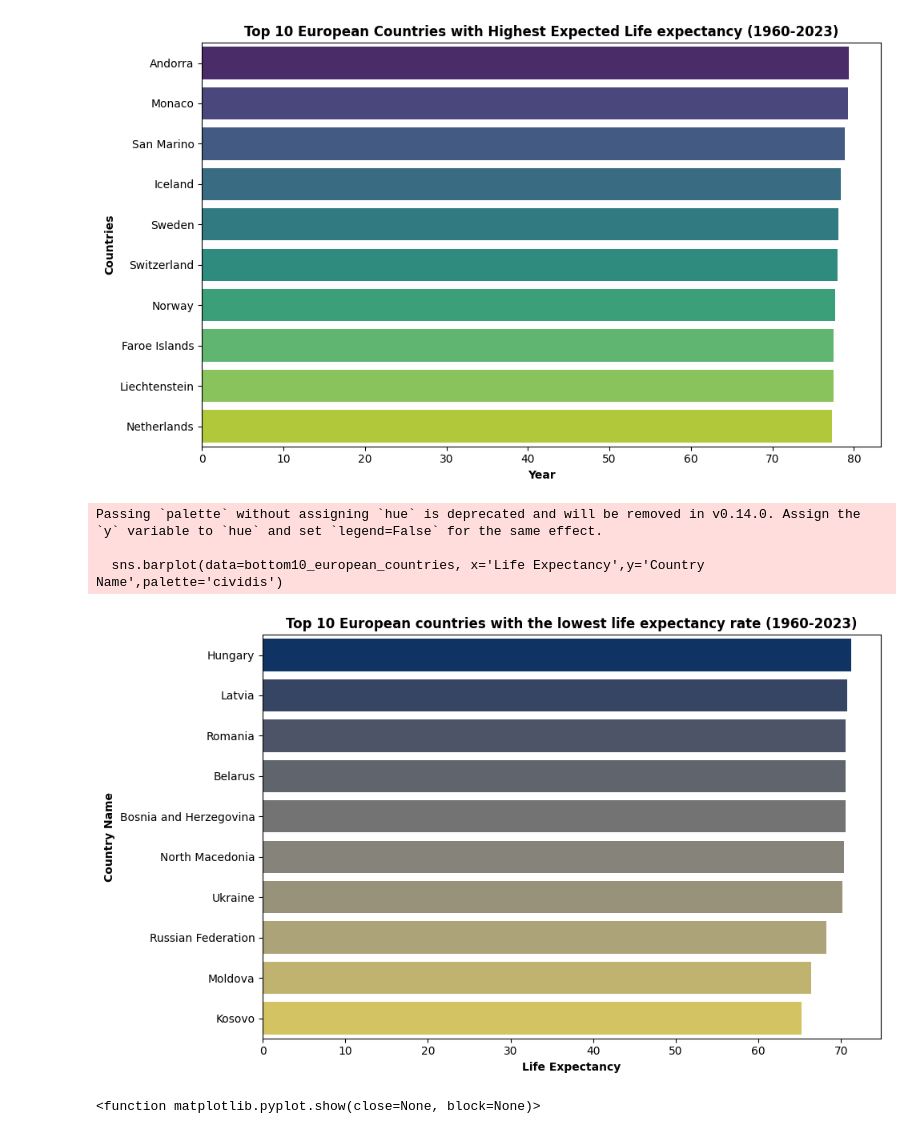
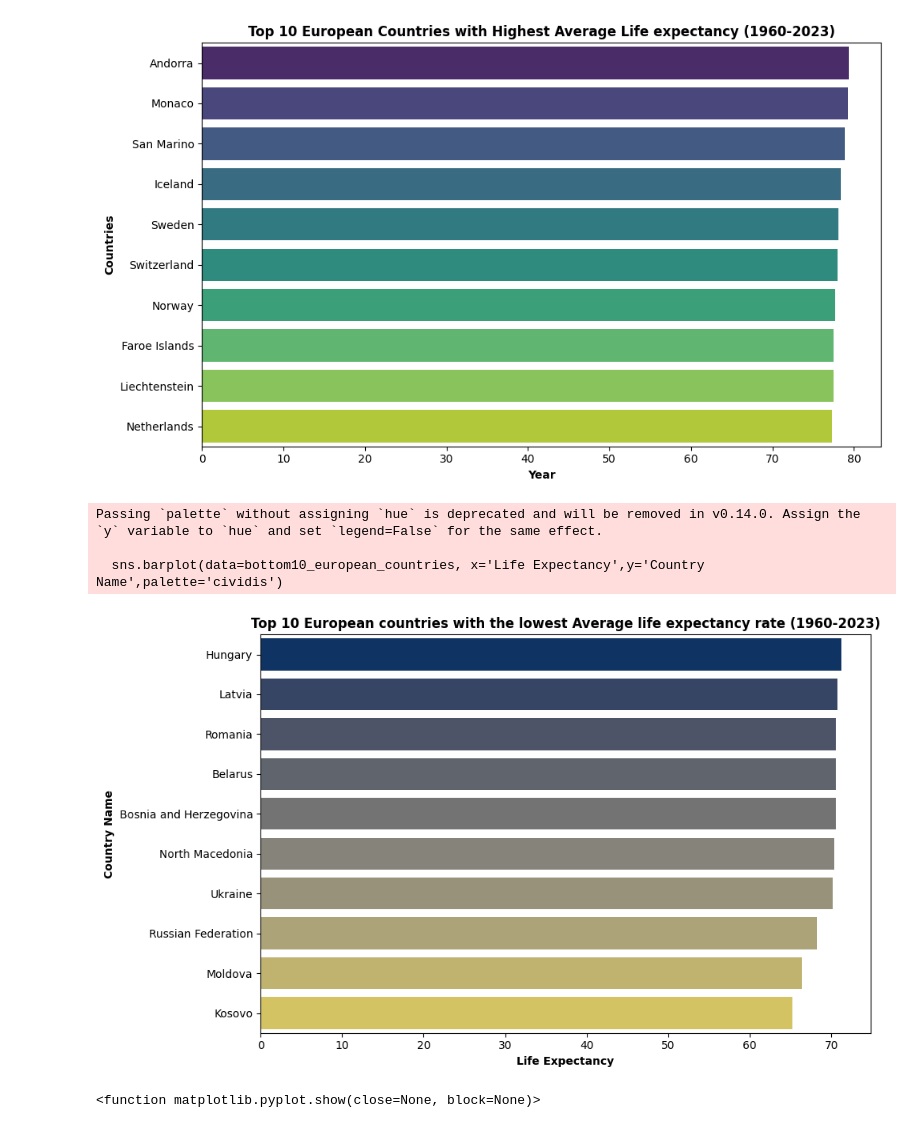
Before and after one commit to BrentOchieng/Global-Life-Expectancy-Trend-1960-2049, a Jupyter notebook: Global_Life_expectancy_Trends_(1960_2023).ipynb, the cells around one changed output. Cells and saved outputs as stored; diff of their text form; code cells hidden in the pictures.

```diff
--- a/Global_Life_expectancy_Trends_(1960_2023).ipynb
+++ b/Global_Life_expectancy_Trends_(1960_2023).ipynb
@@ -1066,21 +1040,21 @@ Passing `palette` without assigning `hue` is deprecated and will be removed in v
 # %%
 #least life expectancy across europe
 bottom10_european_countries=avg_europe.tail(10)
 
 #plotting bottom 10 european countries with the highest life expectancy rate at birth
 
 plt.figure(figsize=(10,6))
 sns.barplot(data=bottom10_european_countries, x='Life Expectancy',y='Country Name',palette='cividis')
 plt.ylabel('Country Name', fontweight='bold')
 plt.xlabel('Life Expectancy', fontweight='bold')
-plt.title('Top 10 European countries with the lowest life expectancy rate (1960-2023)', fontweight='bold')
+plt.title('Top 10 European countries with the lowest Average life expectancy rate (1960-2023)', fontweight='bold')
 plt.tight_layout()
 plt.show()
 # %% [output]
 Passing `palette` without assigning `hue` is deprecated and will be removed in v0.14.0. Assign the `y` variable to `hue` and set `legend=False` for the same effect.
 
   sns.barplot(data=bottom10_european_countries, x='Life Expectancy',y='Country Name',palette='cividis')
-[figure, old version]
+[figure, new version]
 # %%
 #european countries life expectancy heat map
 europe_pivot=europe_df.pivot(index='Country Name',columns='Year',values='Life Expectancy')
```
Also changed, not shown: parts of 15 cells of this notebook.
